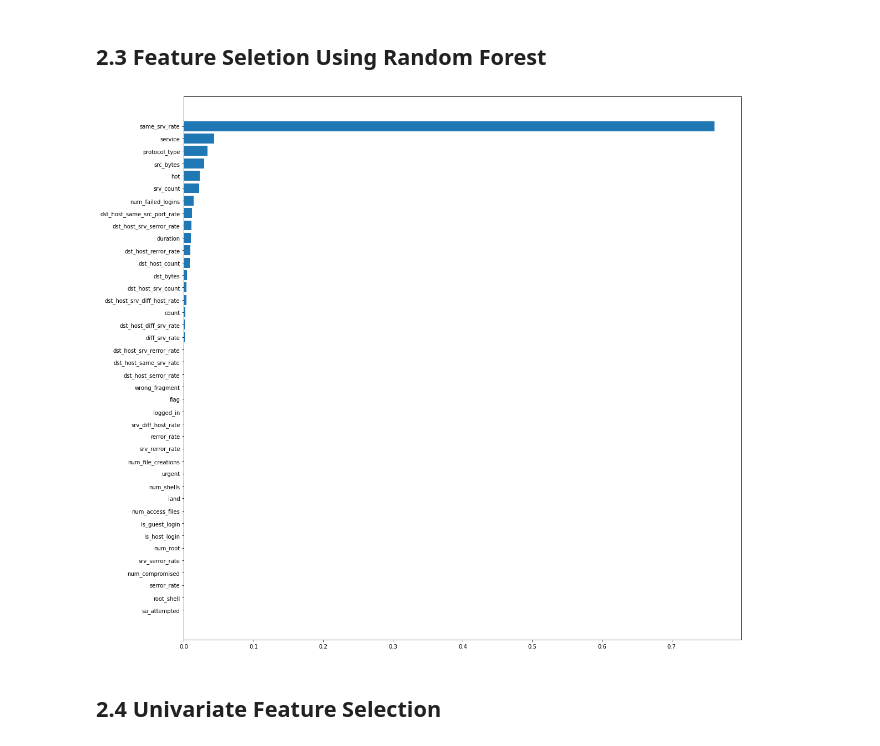
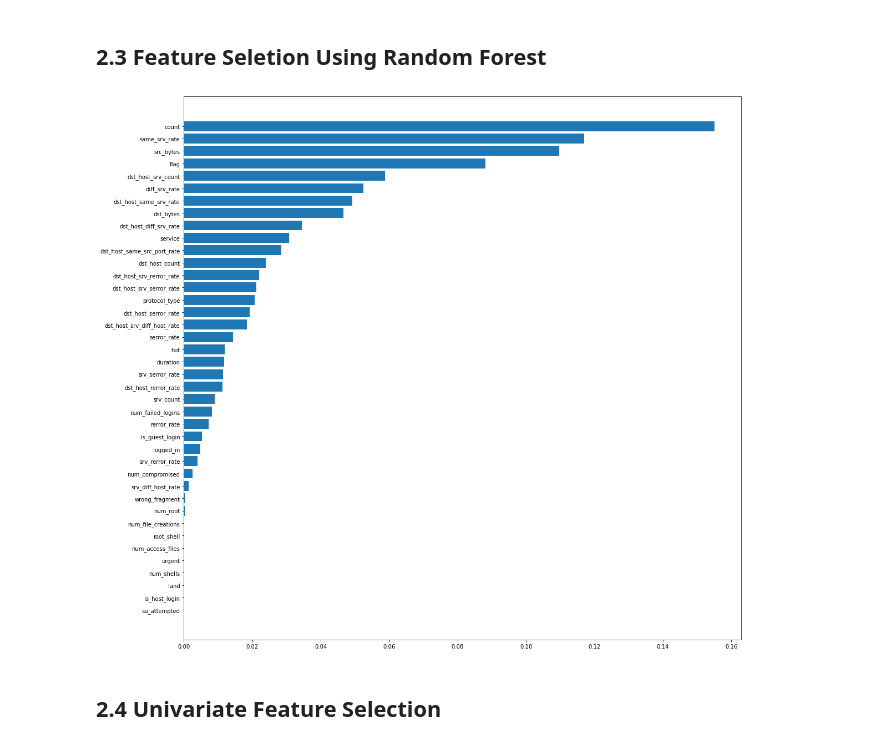
Before and after one commit to g7an/Security-Analytics-Final-Project, a Jupyter notebook: data_preprocess.ipynb, the cells around one changed output. Saved outputs shown, nothing was run; the diff lists cells and outputs as text; code cells hidden in the pictures.

```diff
--- a/data_preprocess.ipynb
+++ b/data_preprocess.ipynb
@@ -457,20 +458,15 @@ From the above bar graph, we can see there are so many difference pairs features
 # %%
 #X_train,y_train,X_test,y_test = train_test_split(X,y,test_size=0.3)
 features = X.columns
-rf = RandomForestRegressor(random_state=0)
+rf = RandomForestClassifier(random_state=0)
 rf.fit(X,y)
 f_i = list(zip(features,rf.feature_importances_))
 f_i.sort(key = lambda x : x[1])
 plt.figure(figsize=(18, 18))
 plt.barh([x[0] for x in f_i],[x[1] for x in f_i])
 plt.show()
-
-
-#plt.figure(figsize = (10,15))
-#plt.barh(features, rf.feature_importances_)
-#plt.xlim([0,.5])
 # %% [output]
-[figure, old version]
+[figure, new version]
 # %% [markdown]
 
 ## 2.4 Univariate Feature Selection
```
Also changed, not shown: parts of 8 cells of this notebook.
